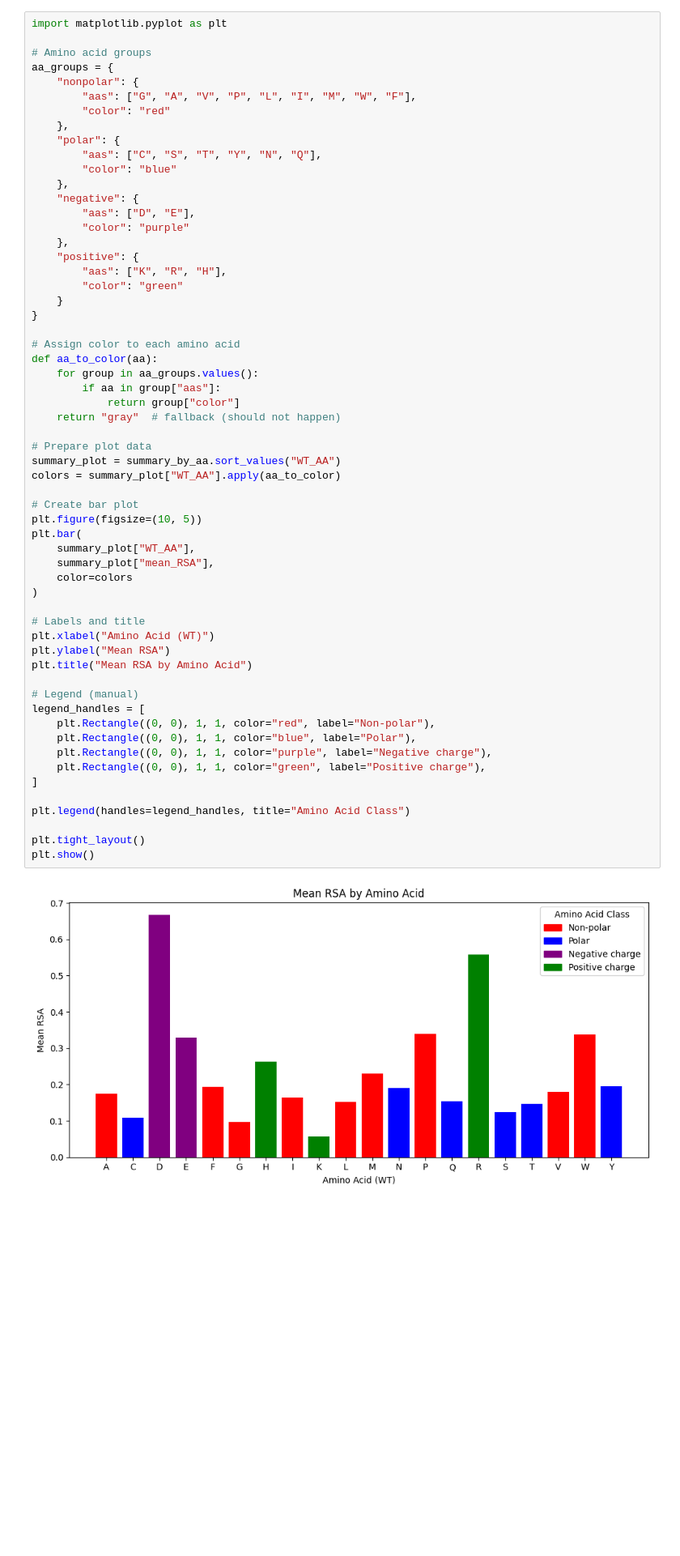
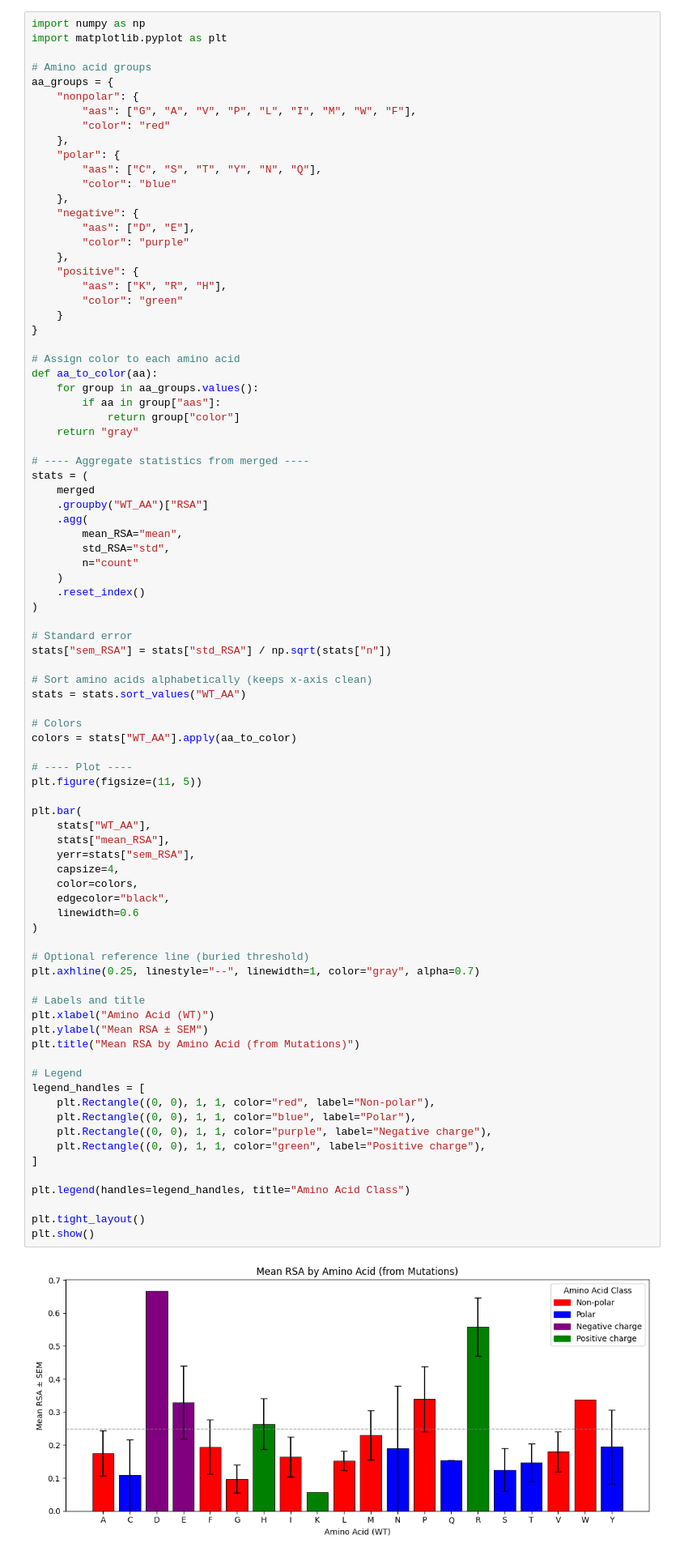
Before and after one commit to jiyeonsongg/am_analysis, a Jupyter notebook: codes/rsa_amino_acids.ipynb, the cells around one changed output. Shown at 81% size. Saved outputs shown, nothing was run; the diff lists cells and outputs as text; blank space fills up the shorter version.

```diff
--- a/codes/rsa_amino_acids.ipynb
+++ b/codes/rsa_amino_acids.ipynb
@@ -179,6 +179,7 @@ merged.loc[
 |  | Mutation | Position | WT_AA | AA |
 | 121 | A434C | 434 | NaN | A |
 # %%
+import numpy as np
 import matplotlib.pyplot as plt
 
 # Amino acid groups
@@ -199,43 +200,68 @@ aa_groups = {
         "aas": ["K", "R", "H"],
         "color": "green"
     }
 }
 
 # Assign color to each amino acid
 def aa_to_color(aa):
     for group in aa_groups.values():
         if aa in group["aas"]:
             return group["color"]
-    return "gray"  # fallback (should not happen)
+    return "gray"
 
-# Prepare plot data
-summary_plot = summary_by_aa.sort_values("WT_AA")
-colors = summary_plot["WT_AA"].apply(aa_to_color)
+# ---- Aggregate statistics from merged ----
+stats = (
+    merged
+    .groupby("WT_AA")["RSA"]
+    .agg(
+        mean_RSA="mean",
+        std_RSA="std",
+        n="count"
+    )
+    .reset_index()
+)
 
-# Create bar plot
-plt.figure(figsize=(10, 5))
+# Standard error
+stats["sem_RSA"] = stats["std_RSA"] / np.sqrt(stats["n"])
+
+# Sort amino acids alphabetically (keeps x-axis clean)
+stats = stats.sort_values("WT_AA")
+
+# Colors
+colors = stats["WT_AA"].apply(aa_to_color)
+
+# ---- Plot ----
+plt.figure(figsize=(11, 5))
+
 plt.bar(
-    summary_plot["WT_AA"],
-    summary_plot["mean_RSA"],
-    color=colors
+    stats["WT_AA"],
+    stats["mean_RSA"],
+    yerr=stats["sem_RSA"],
+    capsize=4,
+    color=colors,
+    edgecolor="black",
+    linewidth=0.6
 )
+
+# Optional reference line (buried threshold)
+plt.axhline(0.25, linestyle="--", linewidth=1, color="gray", alpha=0.7)
 
 # Labels and title
 plt.xlabel("Amino Acid (WT)")
-plt.ylabel("Mean RSA")
-plt.title("Mean RSA by Amino Acid")
+plt.ylabel("Mean RSA ± SEM")
+plt.title("Mean RSA by Amino Acid (from Mutations)")
 
-# Legend (manual)
+# Legend
 legend_handles = [
     plt.Rectangle((0, 0), 1, 1, color="red", label="Non-polar"),
     plt.Rectangle((0, 0), 1, 1, color="blue", label="Polar"),
     plt.Rectangle((0, 0), 1, 1, color="purple", label="Negative charge"),
     plt.Rectangle((0, 0), 1, 1, color="green", label="Positive charge"),
 ]
 
 plt.legend(handles=legend_handles, title="Amino Acid Class")
 
 plt.tight_layout()
 plt.show()
 # %% [output]
-[figure, old version]
+[figure, new version]
```
